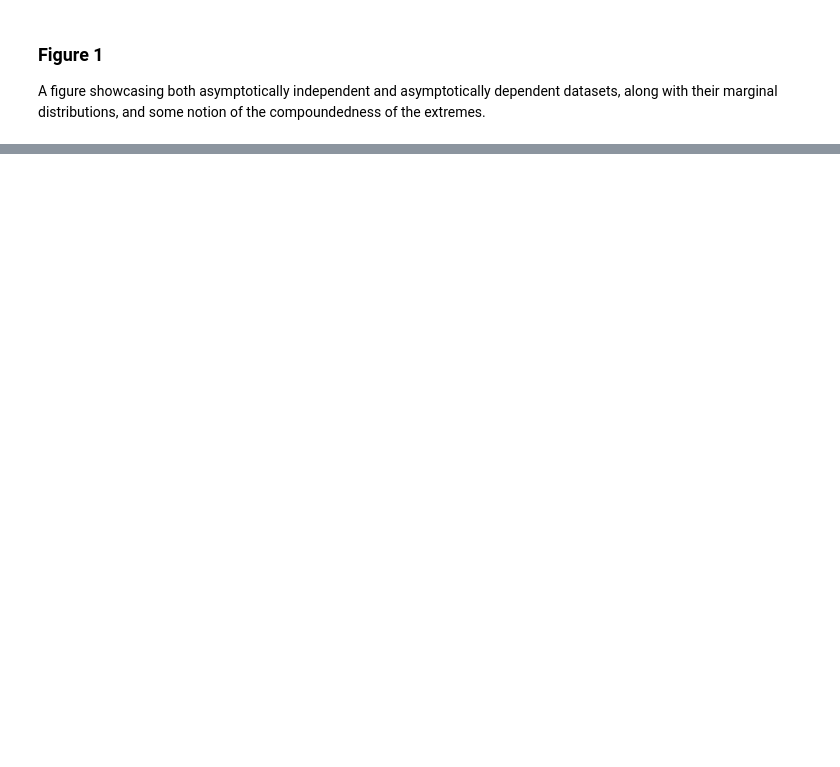
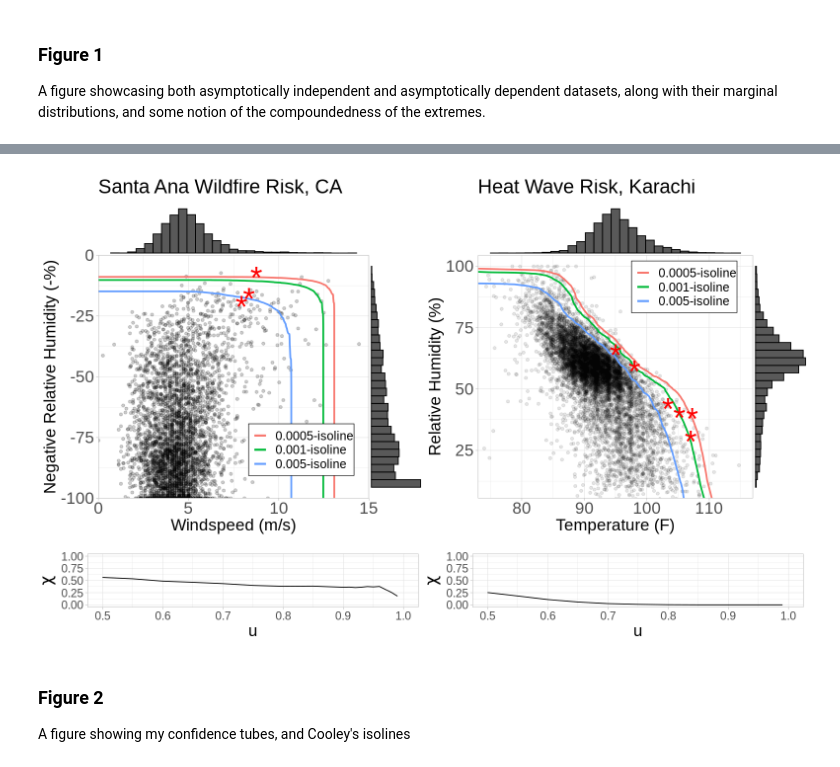
Before and after one commit to jbbutler/isolines_uq, a Jupyter notebook: notebooks/confidence_region_notebooks/whitepaper_plots.ipynb, the cells around one changed output, grey strips where cells are left out. Drawn from its saved outputs; the diff is of its cells as text; code cells hidden in the pictures; blank space fills up the shorter version.

```diff
--- a/notebooks/confidence_region_notebooks/whitepaper_plots.ipynb
+++ b/notebooks/confidence_region_notebooks/whitepaper_plots.ipynb
@@ -114,0 +153,42 @@ A data.frame: 3902 × 4
+# %%
+u = c(seq(0.5, 0.9, by = 0.05), seq(0.91, 0.99, by = 0.01))
+
+SAchi = rep(NA, length(u))
+KAchi = rep(NA, length(u))
+
+for(i in 1:length(u)){
+  SAchi[i] = taildep(santa_ana_data$X1, santa_ana_data$X2, u[i])[1]
+  KAchi[i] = taildep(karachi_data$X1, karachi_data$X2, u[i])[1]
+}
+
+SAchidf <- data.frame(u=u, SAchi=SAchi)
+KAchidf <- data.frame(u=u, KAchi=KAchi)
+# %%
+pltSA_chi = ggplot(SAchidf, aes(x = u, y = SAchi)) +
+  geom_line() +
+  ylim(c(0,1)) +
+  xlim(c(0.5, 1)) +
+  ylab(TeX("$\\chi$")) +
+  theme_light() +
+  theme(axis.title = element_text(size = 20),
+      axis.text = element_text(size = 14),
+      text = element_text(size = 20))
+# %%
+pltKA_chi = ggplot(KAchidf, aes(x = u, y = KAchi)) +
+  geom_line() +
+  ylim(c(0, 1)) +
+  xlim(c(0.5, 1)) +
+  ylab(TeX("$\\chi$")) +
+  theme_light() +
+  theme(axis.title = element_text(size = 20),
+      axis.text = element_text(size = 14),
+      text = element_text(size = 20))
+# %%
+options(repr.plot.width=13, repr.plot.height=8, scipen=999)
+p = cowplot::plot_grid(pltSA_margins, pltKa_margins, pltSA_chi, pltKA_chi,
+                   ncol = 2,
+                   rel_heights = c(2, 1/2))
+# %%
+p
+# %% [output]
+[figure, added]
@@ -114,0 +197,4 @@ A data.frame: 3902 × 4
+# %% [markdown]
+### Figure 2
+
+A figure showing my confidence tubes, and Cooley's isolines
```
Also changed, not shown: parts of 33 cells of this notebook, 4 other files.
